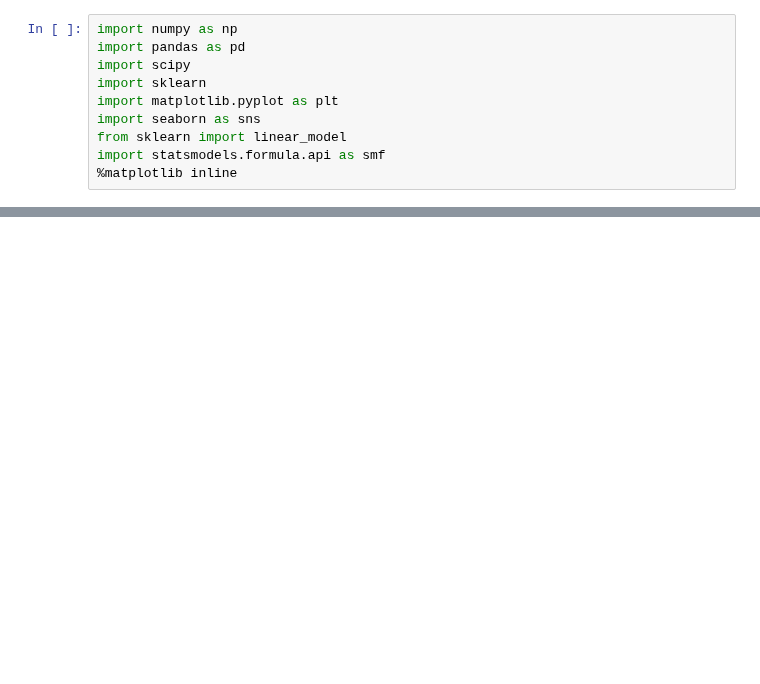
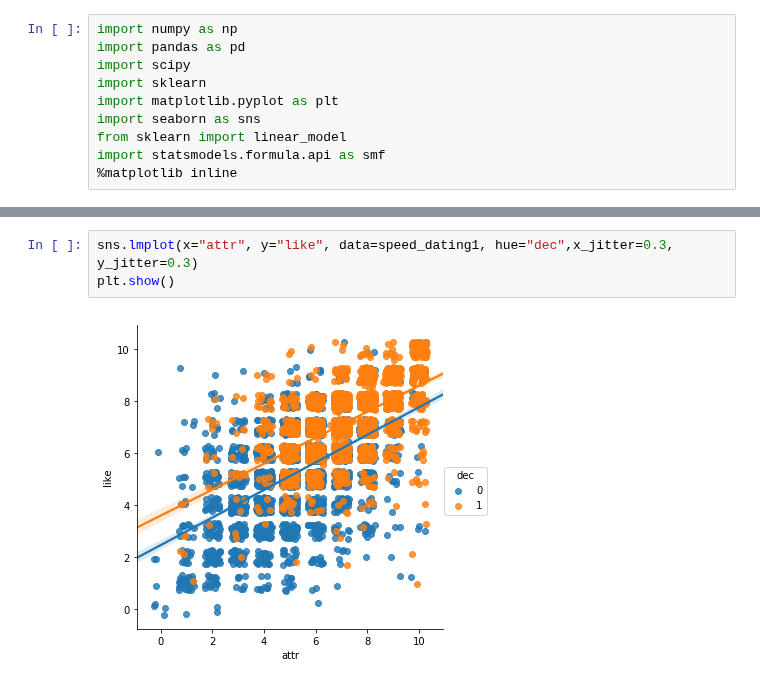
Before and after one commit to VincentG123/ThinkfulBootcamp, a Jupyter notebook: Speed_Dating_Exploration.ipynb, the cells around one changed output, grey strips where cells are left out. Drawn from its saved outputs; the diff is of its cells as text; blank space fills up the shorter version.

```diff
--- a/Speed_Dating_Exploration.ipynb
+++ b/Speed_Dating_Exploration.ipynb
@@ -42,0 +75,5 @@ speed_dating.iid.nunique()
+# %%
+sns.lmplot(x="attr", y="like", data=speed_dating1, hue="dec",x_jitter=0.3, y_jitter=0.3)
+plt.show()
+# %% [output]
+[figure, added]
```
Also changed, not shown: parts of 24 cells of this notebook.
